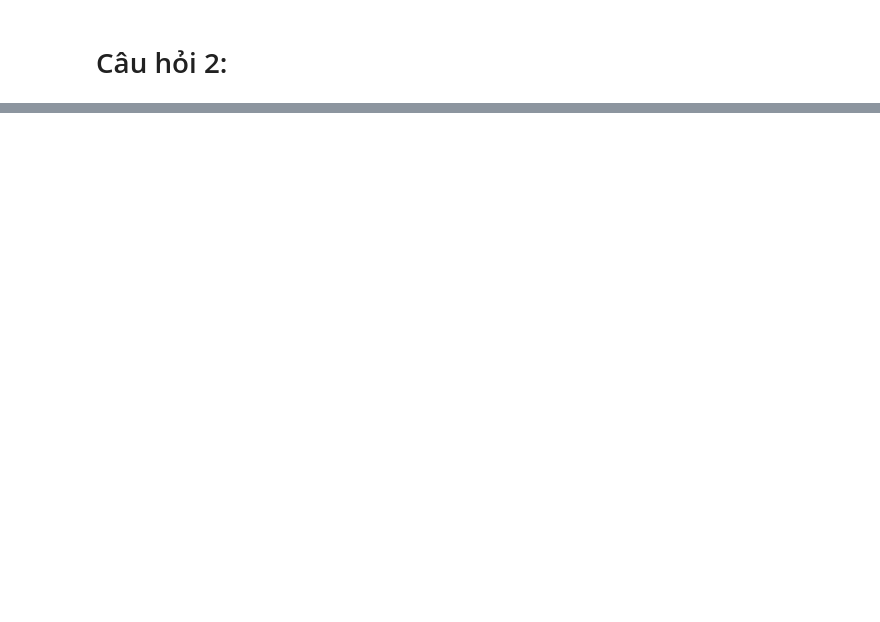
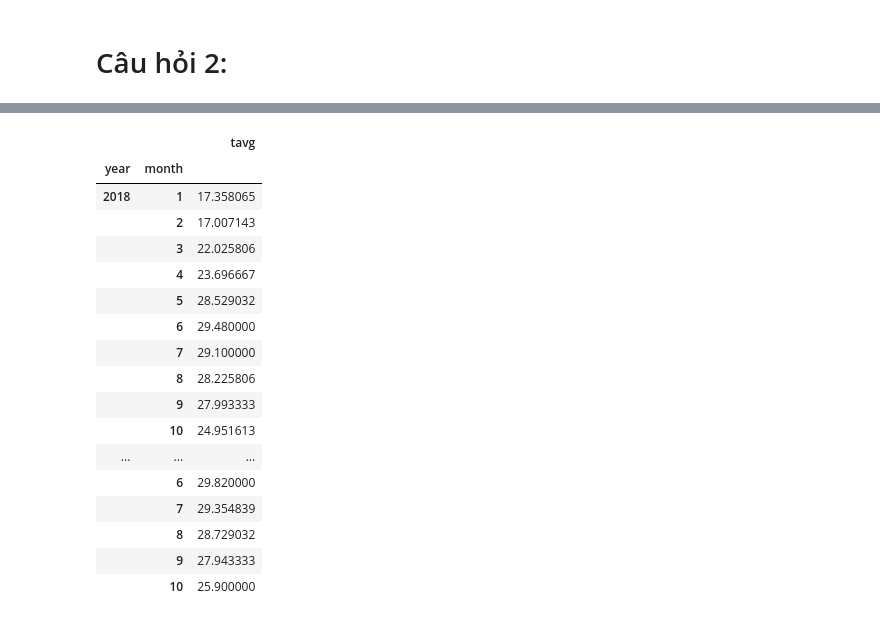
Before and after one commit to the0nlyWyvern/Weather-Analysis, a Jupyter notebook: UnderstandData_Part1.ipynb, the cells around one changed output, grey strips where cells are left out. Drawn from its saved outputs; the diff is of its cells as text; code cells hidden in the pictures; blank space fills up the shorter version.

```diff
--- a/UnderstandData_Part1.ipynb
+++ b/UnderstandData_Part1.ipynb
@@ -110,0 +114,21 @@ array(['Sukhumi', 'Baku', 'Manama', 'Dhaka', 'Bandar Seri Begawan',
+# %%
+Hanoi_df.groupby(['year', 'month']).mean('tavg')
+# %% [output]
+|  |  | tavg |
+| year | month |  |
+| 2018 | 1 | 17.358065 |
+|  | 2 | 17.007143 |
+|  | 3 | 22.025806 |
+|  | 4 | 23.696667 |
+|  | 5 | 28.529032 |
+|  | 6 | 29.480000 |
+|  | 7 | 29.100000 |
+|  | 8 | 28.225806 |
+|  | 9 | 27.993333 |
+|  | 10 | 24.951613 |
+| ... | ... | ... |
+|  | 6 | 29.820000 |
+|  | 7 | 29.354839 |
+|  | 8 | 28.729032 |
+|  | 9 | 27.943333 |
+|  | 10 | 25.900000 |
```
Also changed, not shown: parts of 23 cells of this notebook.
